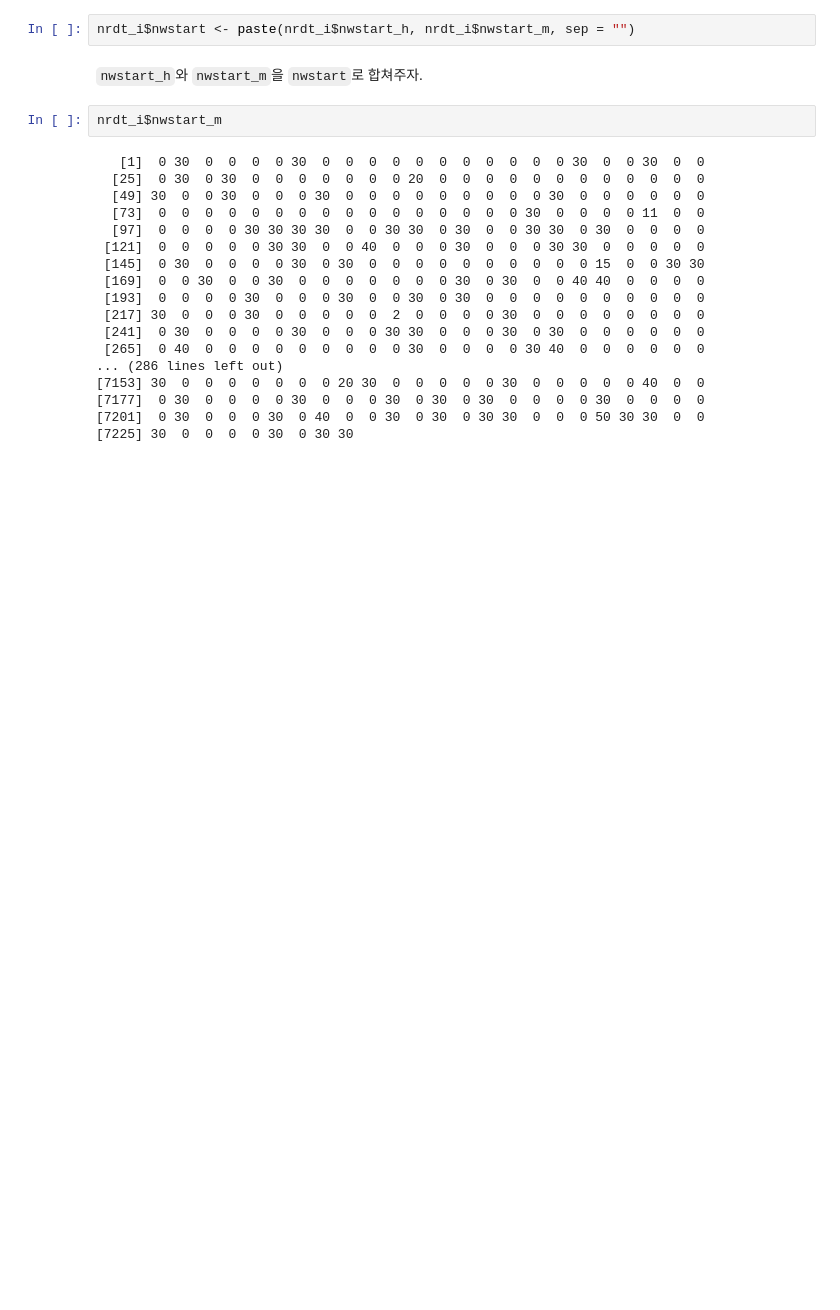
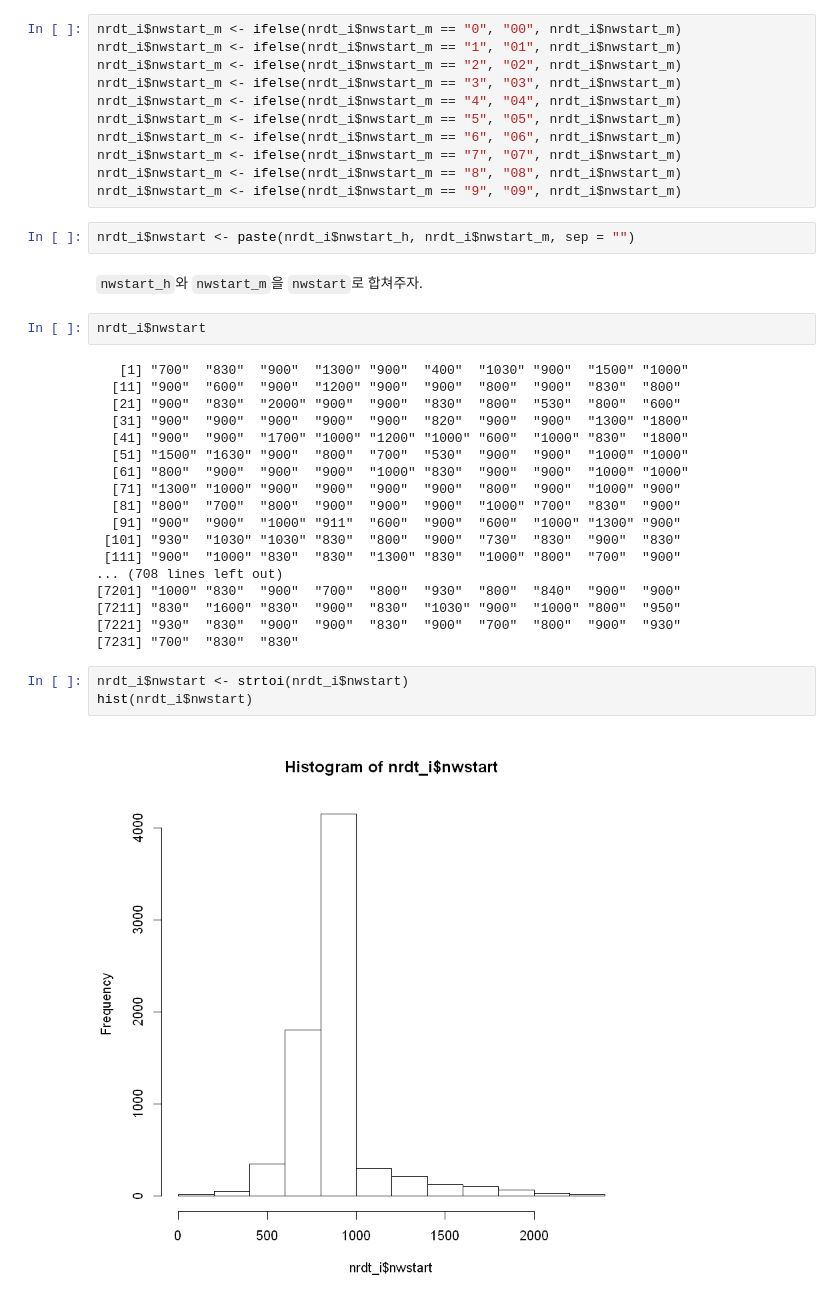
Before and after one commit to euneestella/khu_sda_project, a Jupyter notebook: data_cleaning.ipynb, the cells around one changed output. Saved outputs shown, nothing was run; the diff lists cells and outputs as text; blank space fills up the shorter version.

````diff
--- a/data_cleaning.ipynb
+++ b/data_cleaning.ipynb
@@ -198,27 +182,43 @@ sum(nrdt_i$nwstart_m == -1)
 [1] 0
 # %% [markdown]
 ```nwstart_h```와 ```nwstart_m```에서 ```NA```와 ```-1``` 모두 제거되었다.
+# %%
+nrdt_i$nwstart_m <- ifelse(nrdt_i$nwstart_m == "0", "00", nrdt_i$nwstart_m)
+nrdt_i$nwstart_m <- ifelse(nrdt_i$nwstart_m == "1", "01", nrdt_i$nwstart_m)
+nrdt_i$nwstart_m <- ifelse(nrdt_i$nwstart_m == "2", "02", nrdt_i$nwstart_m)
+nrdt_i$nwstart_m <- ifelse(nrdt_i$nwstart_m == "3", "03", nrdt_i$nwstart_m)
+nrdt_i$nwstart_m <- ifelse(nrdt_i$nwstart_m == "4", "04", nrdt_i$nwstart_m)
+nrdt_i$nwstart_m <- ifelse(nrdt_i$nwstart_m == "5", "05", nrdt_i$nwstart_m)
+nrdt_i$nwstart_m <- ifelse(nrdt_i$nwstart_m == "6", "06", nrdt_i$nwstart_m)
+nrdt_i$nwstart_m <- ifelse(nrdt_i$nwstart_m == "7", "07", nrdt_i$nwstart_m)
+nrdt_i$nwstart_m <- ifelse(nrdt_i$nwstart_m == "8", "08", nrdt_i$nwstart_m)
+nrdt_i$nwstart_m <- ifelse(nrdt_i$nwstart_m == "9", "09", nrdt_i$nwstart_m)
 # %%
 nrdt_i$nwstart <- paste(nrdt_i$nwstart_h, nrdt_i$nwstart_m, sep = "")
 # %% [markdown]
 ```nwstart_h```와 ```nwstart_m```을 ```nwstart```로 합쳐주자.
 # %%
-nrdt_i$nwstart_m
+nrdt_i$nwstart
 # %% [output]
-   [1]  0 30  0  0  0  0 30  0  0  0  0  0  0  0  0  0  0  0 30  0  0 30  0  0
-  [25]  0 30  0 30  0  0  0  0  0  0  0 20  0  0  0  0  0  0  0  0  0  0  0  0
-  [49] 30  0  0 30  0  0  0 30  0  0  0  0  0  0  0  0  0 30  0  0  0  0  0  0
-  [73]  0  0  0  0  0  0  0  0  0  0  0  0  0  0  0  0 30  0  0  0  0 11  0  0
-  [97]  0  0  0  0 30 30 30 30  0  0 30 30  0 30  0  0 30 30  0 30  0  0  0  0
- [121]  0  0  0  0  0 30 30  0  0 40  0  0  0 30  0  0  0 30 30  0  0  0  0  0
- [145]  0 30  0  0  0  0 30  0 30  0  0  0  0  0  0  0  0  0  0 15  0  0 30 30
- [169]  0  0 30  0  0 30  0  0  0  0  0  0  0 30  0 30  0  0 40 40  0  0  0  0
- [193]  0  0  0  0 30  0  0  0 30  0  0 30  0 30  0  0  0  0  0  0  0  0  0  0
- [217] 30  0  0  0 30  0  0  0  0  0  2  0  0  0  0 30  0  0  0  0  0  0  0  0
- [241]  0 30  0  0  0  0 30  0  0  0 30 30  0  0  0 30  0 30  0  0  0  0  0  0
- [265]  0 40  0  0  0  0  0  0  0  0  0 30  0  0  0  0 30 40  0  0  0  0  0  0
-... (286 lines left out)
-[7153] 30  0  0  0  0  0  0  0 20 30  0  0  0  0  0 30  0  0  0  0  0 40  0  0
-[7177]  0 30  0  0  0  0 30  0  0  0 30  0 30  0 30  0  0  0  0 30  0  0  0  0
-[7201]  0 30  0  0  0 30  0 40  0  0 30  0 30  0 30 30  0  0  0 50 30 30  0  0
-[7225] 30  0  0  0  0 30  0 30 30
+   [1] "700"  "830"  "900"  "1300" "900"  "400"  "1030" "900"  "1500" "1000"
+  [11] "900"  "600"  "900"  "1200" "900"  "900"  "800"  "900"  "830"  "800"
+  [21] "900"  "830"  "2000" "900"  "900"  "830"  "800"  "530"  "800"  "600"
+  [31] "900"  "900"  "900"  "900"  "900"  "820"  "900"  "900"  "1300" "1800"
+  [41] "900"  "900"  "1700" "1000" "1200" "1000" "600"  "1000" "830"  "1800"
+  [51] "1500" "1630" "900"  "800"  "700"  "530"  "900"  "900"  "1000" "1000"
+  [61] "800"  "900"  "900"  "900"  "1000" "830"  "900"  "900"  "1000" "1000"
+  [71] "1300" "1000" "900"  "900"  "900"  "900"  "800"  "900"  "1000" "900"
+  [81] "800"  "700"  "800"  "900"  "900"  "900"  "1000" "700"  "830"  "900"
+  [91] "900"  "900"  "1000" "911"  "600"  "900"  "600"  "1000" "1300" "900"
+ [101] "930"  "1030" "1030" "830"  "800"  "900"  "730"  "830"  "900"  "830"
+ [111] "900"  "1000" "830"  "830"  "1300" "830"  "1000" "800"  "700"  "900"
+... (708 lines left out)
+[7201] "1000" "830"  "900"  "700"  "800"  "930"  "800"  "840"  "900"  "900"
+[7211] "830"  "1600" "830"  "900"  "830"  "1030" "900"  "1000" "800"  "950"
+[7221] "930"  "830"  "900"  "900"  "830"  "900"  "700"  "800"  "900"  "930"
+[7231] "700"  "830"  "830"
+# %%
+nrdt_i$nwstart <- strtoi(nrdt_i$nwstart)
+hist(nrdt_i$nwstart)
+# %% [output]
+[figure, added]
````
Also changed, not shown: parts of 2 cells of this notebook, 3 other files.
